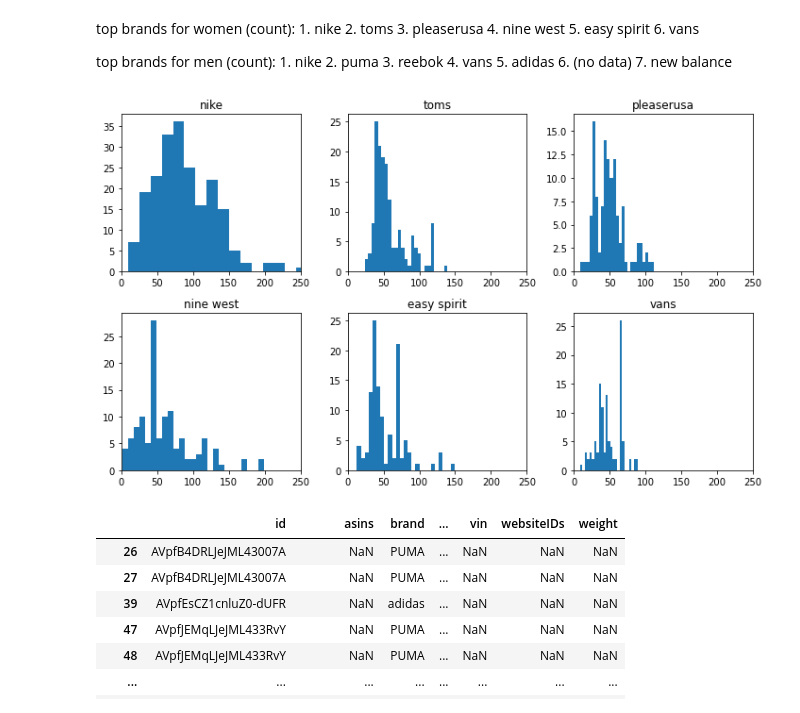
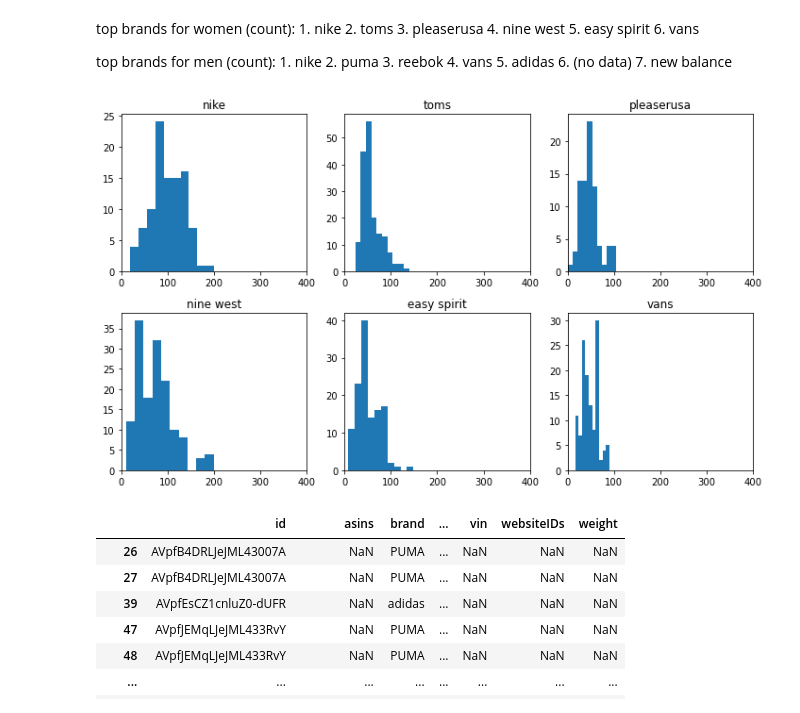
Before and after one commit to uniaaron/InsightManagement, a Jupyter notebook: Insight Management.ipynb, the cells around one changed output. Drawn from its saved outputs; the diff is of its cells as text; code cells hidden in the pictures.

```diff
--- a/Insight Management.ipynb
+++ b/Insight Management.ipynb
@@ -66 +113,10 @@ df.head()
 5 rows × 12 columns
+# %%
+df = df.rename(columns={
+    "id": "ID",
+    "prices.amountMax": "price",
+    "prices.currency": "currency",
+    "prices.merchant": "merchant",
+    "prices.isSale": "sale"
+})
+df.head()
@@ -66,0 +131,10 @@ df.head()
+# %%
+# This will coerce all non-numeric values to NaN, which will then be flagged as False using notnull().
+# Other numeric values will be converted to True.
+
+df = df[pd.to_numeric(df['price'], errors='coerce').notnull()]
+df['price'] = pd.to_numeric(df['price'])
+# df['price']
+# %%
+df = df[df["currency"] == "USD"]
+df
@@ -194,37 +392,37 @@ top brands for men (count):
 top_women_brands = ["nike", "toms", "pleaserusa", "nine west", "easy spirit", "vans"]
 top_brand_df = df.query(f'brand.str.lower() == {top_women_brands}')
 
-nike_df = df.query(f'brand.str.lower() == "nike"')
-toms_df = df.query(f'brand.str.lower() == "toms"')
-pleaserusa_df = df.query(f'brand.str.lower() == "pleaserusa"')
-ninewest_df = df.query(f'brand.str.lower() == "nine west"')
-easyspirit_df = df.query(f'brand.str.lower() == "easy spirit"')
-vans_df = df.query(f'brand.str.lower() == "vans"')
+nike_df = df.query('brand.str.lower() == "nike"')
+toms_df = df.query('brand.str.lower() == "toms"')
+pleaserusa_df = df.query('brand.str.lower() == "pleaserusa"')
+ninewest_df = df.query('brand.str.lower() == "nine west"')
+easyspirit_df = df.query('brand.str.lower() == "easy spirit"')
+vans_df = df.query('brand.str.lower() == "vans"')
 
 all_df = [nike_df, toms_df, pleaserusa_df, ninewest_df, easyspirit_df, vans_df]
 # %%
 # must consider different currencies
 count = 1
 plt.figure(figsize=(10,6))
 
 for i in all_df:
     price_list = []
 
-    for item in i["prices.amountMax"]:
+    for item in i["price"]:
         price_list.append(float(item))
 
     price_list = sorted(price_list)
 
     plt.subplot(2, 3, count)
-    plt.xlim(0, 250)
+    plt.xlim(0, 400)
     plt.title(top_women_brands[count-1])
-    plt.hist(price_list, bins=25)
+    plt.hist(price_list, bins=10)
 
     count += 1
 
 plt.tight_layout()
 # %% [output]
-[figure, old version]
+[figure, new version]
 # %%
 top_men_brands = ["nike", "puma", "reebok", "adidas", "new balance"]
 top_brand_df = df.query(f'brand.str.lower() == {top_men_brands}')
```
Also changed, not shown: parts of 21 cells of this notebook.
